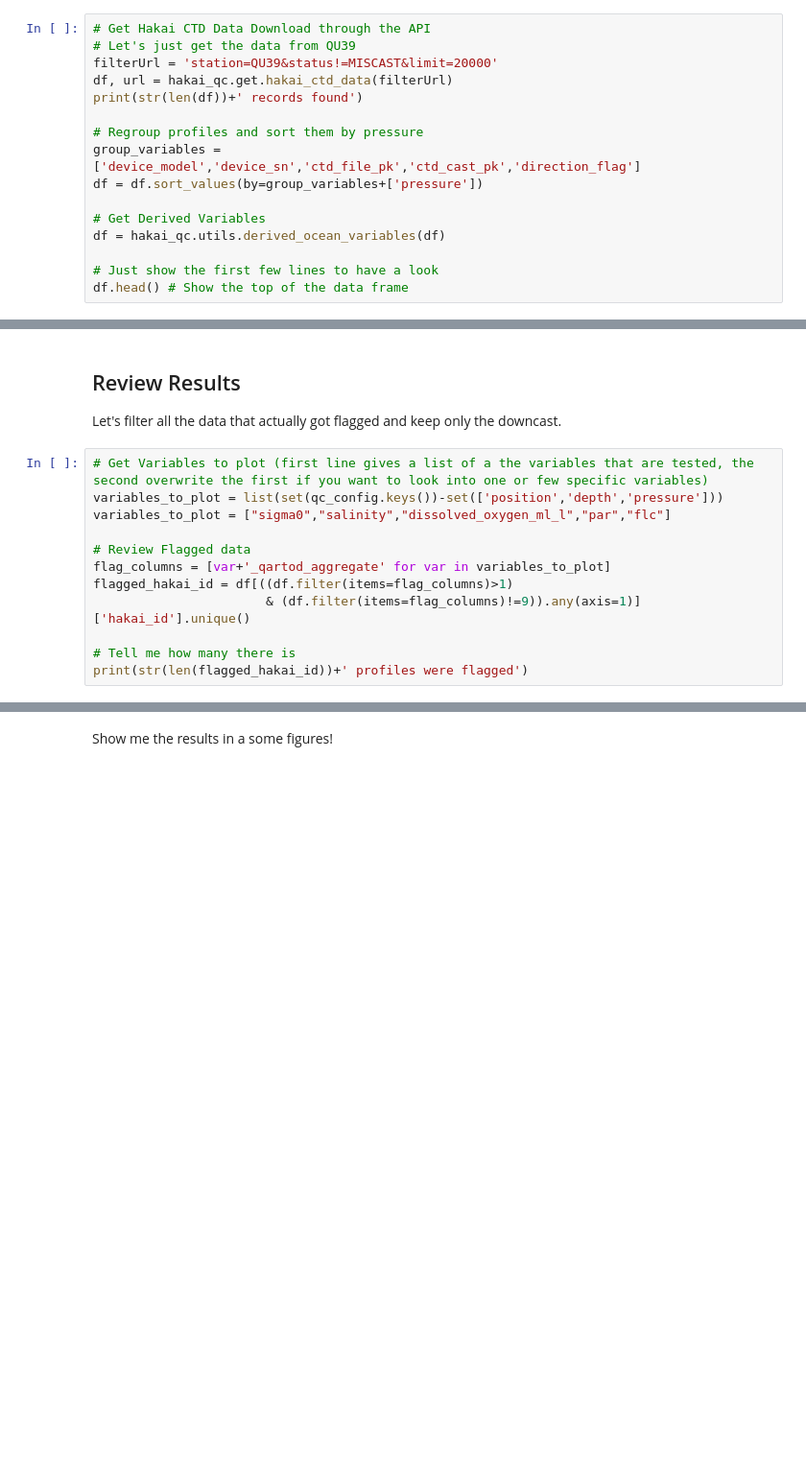
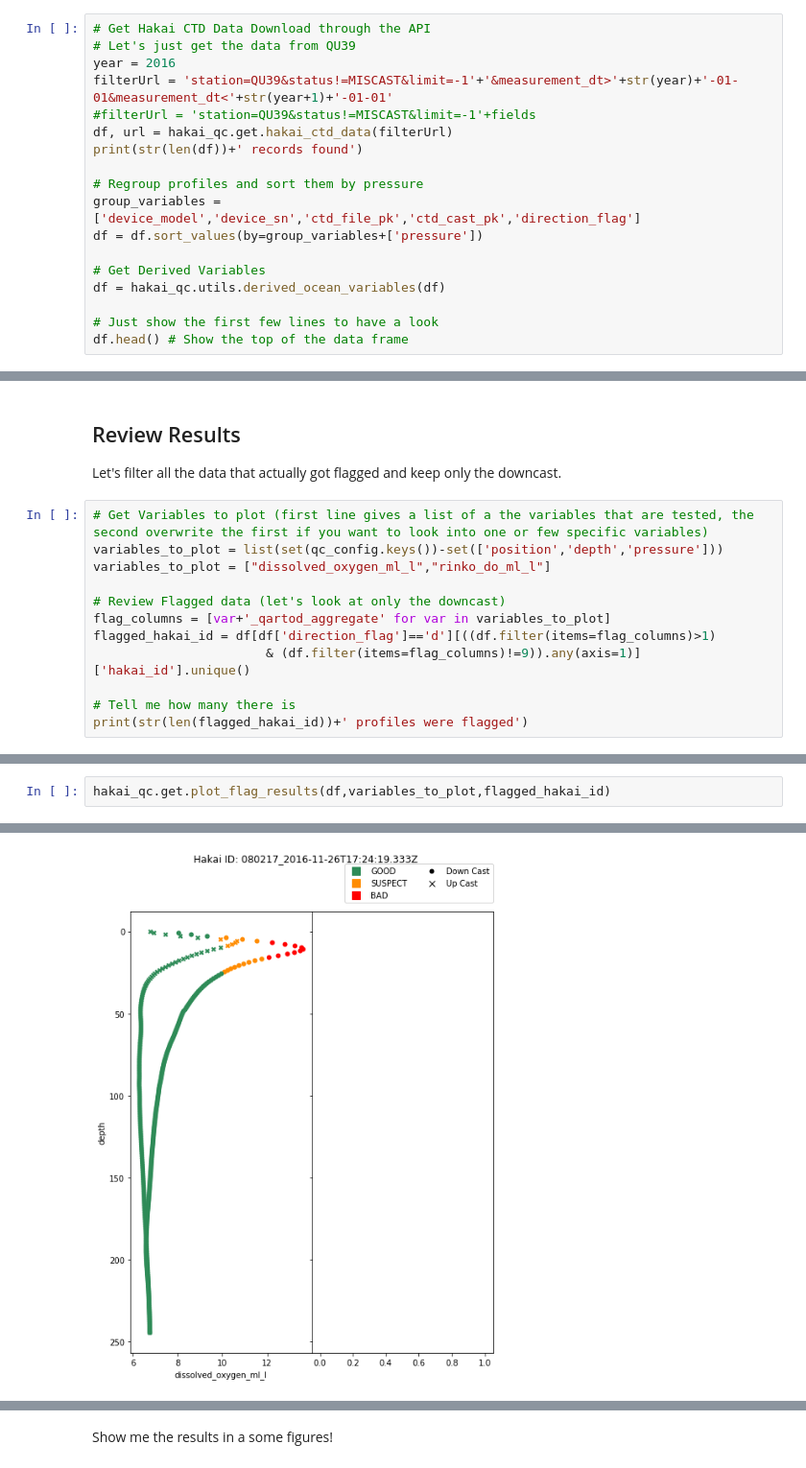
Before and after one commit to HakaiInstitute/hakai-ctd-qc, a Jupyter notebook: review-hakai-tests.ipynb, the cells around one changed output, grey strips where cells are left out. Shown: that part at 96% size. Drawn from its saved outputs; the diff is of its cells as text; blank space fills up the shorter version.

Commit message:
Start using the hakai_qc.get.flag_result_plot method

```diff
--- a/review-hakai-tests.ipynb
+++ b/review-hakai-tests.ipynb
@@ -42,7 +42,9 @@ Now, let's get some data from the Hakai CTD Processed Data Database
 # %%
 # Get Hakai CTD Data Download through the API
 # Let's just get the data from QU39
-filterUrl = 'station=QU39&status!=MISCAST&limit=20000'
+year = 2016
+filterUrl = 'station=QU39&status!=MISCAST&limit=-1'+'&measurement_dt>'+str(year)+'-01-01&measurement_dt<'+str(year+1)+'-01-01'
+#filterUrl = 'station=QU39&status!=MISCAST&limit=-1'+fields
 df, url = hakai_qc.get.hakai_ctd_data(filterUrl)
 print(str(len(df))+' records found')
 
@@ -87,11 +135,11 @@ Let's filter all the data that actually got flagged and keep only the downcast.
 # %%
 # Get Variables to plot (first line gives a list of a the variables that are tested, the second overwrite the first if you want to look into one or few specific variables)
 variables_to_plot = list(set(qc_config.keys())-set(['position','depth','pressure']))
-variables_to_plot = ["sigma0","salinity","dissolved_oxygen_ml_l","par","flc"]
+variables_to_plot = ["dissolved_oxygen_ml_l","rinko_do_ml_l"]
 
-# Review Flagged data
+# Review Flagged data (let's look at only the downcast)
 flag_columns = [var+'_qartod_aggregate' for var in variables_to_plot]
-flagged_hakai_id = df[((df.filter(items=flag_columns)>1)
+flagged_hakai_id = df[df['direction_flag']=='d'][((df.filter(items=flag_columns)>1)
                        & (df.filter(items=flag_columns)!=9)).any(axis=1)]['hakai_id'].unique()
 
 # Tell me how many there is
@@ -98,0 +149,3 @@ print(str(len(flagged_hakai_id))+' profiles were flagged')
+# %%
+hakai_qc.get.plot_flag_results(df,variables_to_plot,flagged_hakai_id)
+# %% [output]
@@ -98,0 +170 @@ print(str(len(flagged_hakai_id))+' profiles were flagged')
+[figure, added]
```
Also changed, not shown: parts of 6 cells of this notebook.
